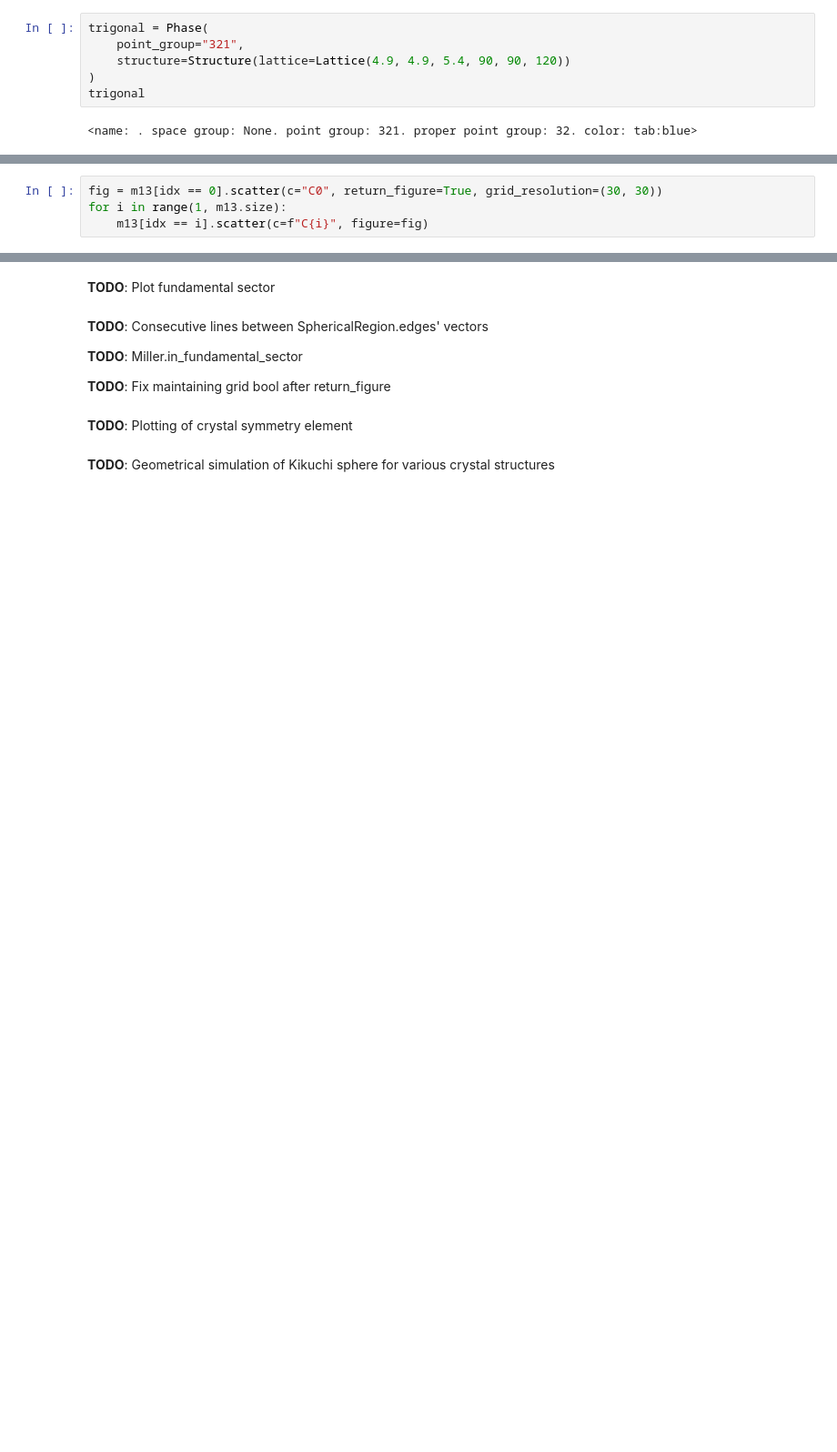
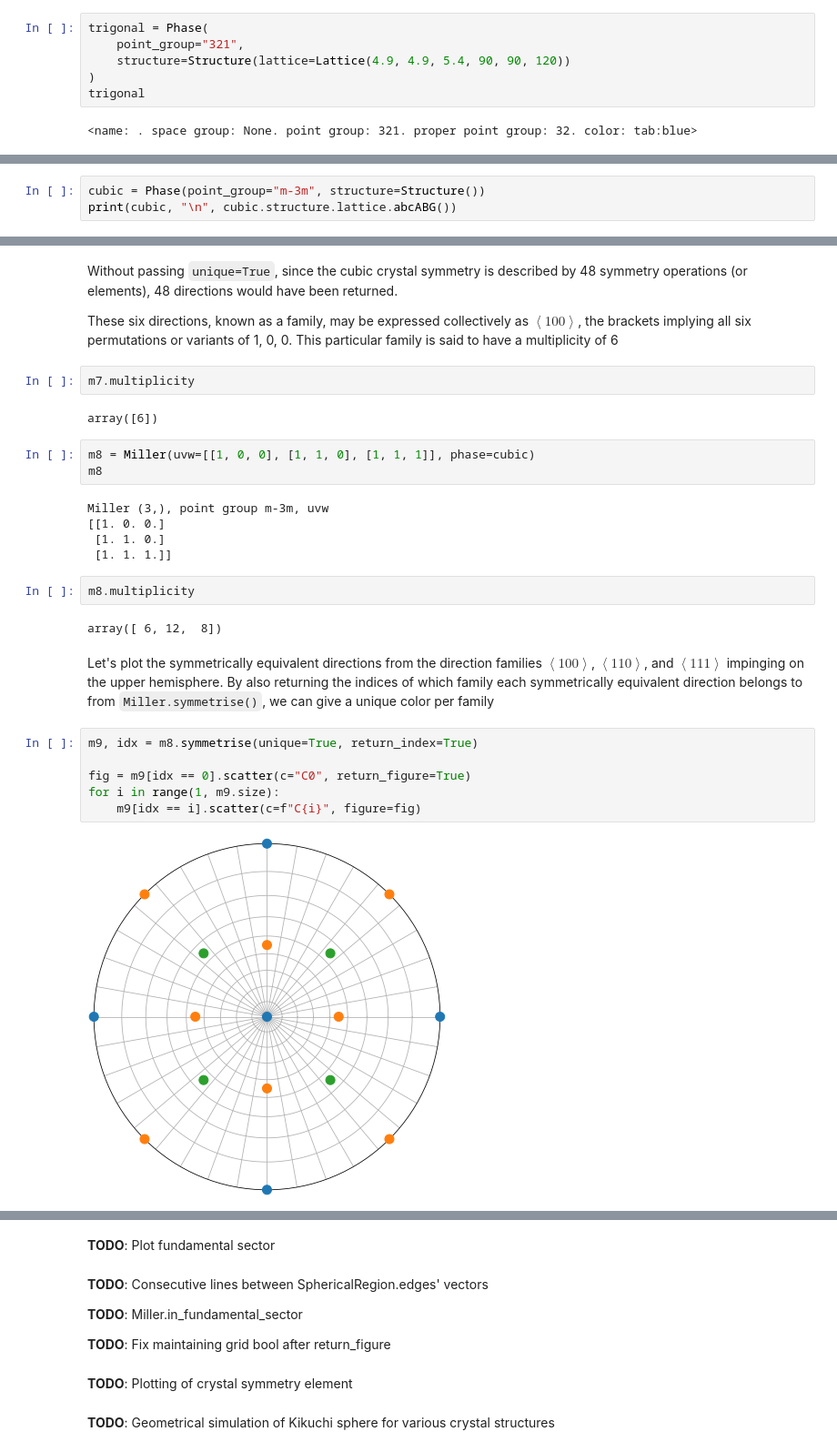
Before and after one commit to pyxem/orix, a Jupyter notebook: doc/crystal_geometry.ipynb, the cells around one changed output, grey strips where cells are left out. Shown at 91% size. Drawn from its saved outputs; the diff is of its cells as text; blank space fills up the shorter version.

```diff
--- a/doc/crystal_geometry.ipynb
+++ b/doc/crystal_geometry.ipynb
@@ -319,4 +232,0 @@ m13, idx = m12.symmetrise(unique=True, return_index=True)
-# %%
-fig = m13[idx == 0].scatter(c="C0", return_figure=True, grid_resolution=(30, 30))
-for i in range(1, m13.size):
-    m13[idx == i].scatter(c=f"C{i}", figure=fig)
@@ -357,0 +286,3 @@ _ = fig.axes[0].plot(fs.edges.azimuth.data, fs.edges.polar.data, c="r")
+# %%
+cubic = Phase(point_group="m-3m", structure=Structure())
+print(cubic, "\n", cubic.structure.lattice.abcABG())
@@ -357,0 +309,37 @@ _ = fig.axes[0].plot(fs.edges.azimuth.data, fs.edges.polar.data, c="r")
+# %% [markdown]
+Without passing `unique=True`, since the cubic crystal symmetry is described by
+48 symmetry operations (or elements), 48 directions would have been returned.
+
+These six directions, known as a family, may be expressed collectively as
+$\left<100\right>$, the brackets implying all six permutations or variants of
+1, 0, 0. This particular family is said to have a multiplicity of 6
+# %%
+m7.multiplicity
+# %% [output]
+array([6])
+# %%
+m8 = Miller(uvw=[[1, 0, 0], [1, 1, 0], [1, 1, 1]], phase=cubic)
+m8
+# %% [output]
+Miller (3,), point group m-3m, uvw
+[[1. 0. 0.]
+ [1. 1. 0.]
+ [1. 1. 1.]]
+# %%
+m8.multiplicity
+# %% [output]
+array([ 6, 12,  8])
+# %% [markdown]
+Let's plot the symmetrically equivalent directions from the direction families
+$\left<100\right>$, $\left<110\right>$, and $\left<111\right>$ impinging on the
+upper hemisphere. By also returning the indices of which family each
+symmetrically equivalent direction belongs to from `Miller.symmetrise()`, we can
+give a unique color per family
+# %%
+m9, idx = m8.symmetrise(unique=True, return_index=True)
+
+fig = m9[idx == 0].scatter(c="C0", return_figure=True)
+for i in range(1, m9.size):
+    m9[idx == i].scatter(c=f"C{i}", figure=fig)
+# %% [output]
+[figure, added]
```
Also changed, not shown: parts of 105 cells of this notebook, 2 other files.
